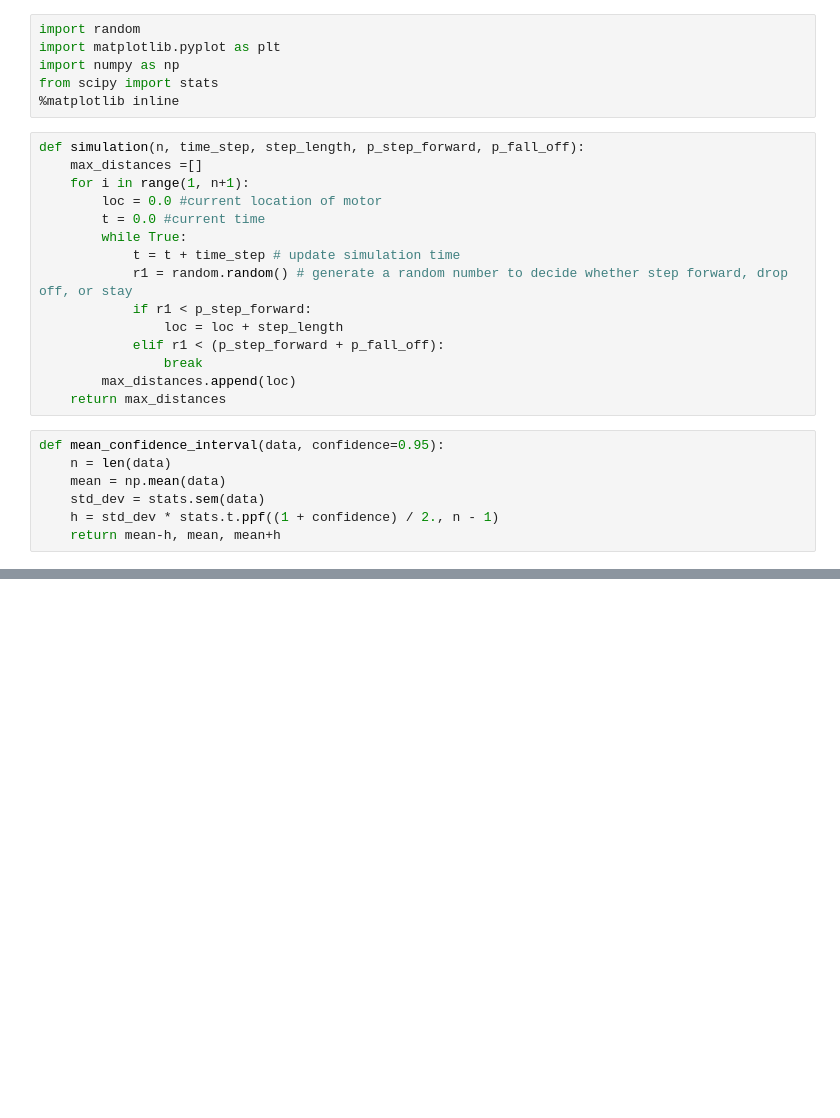
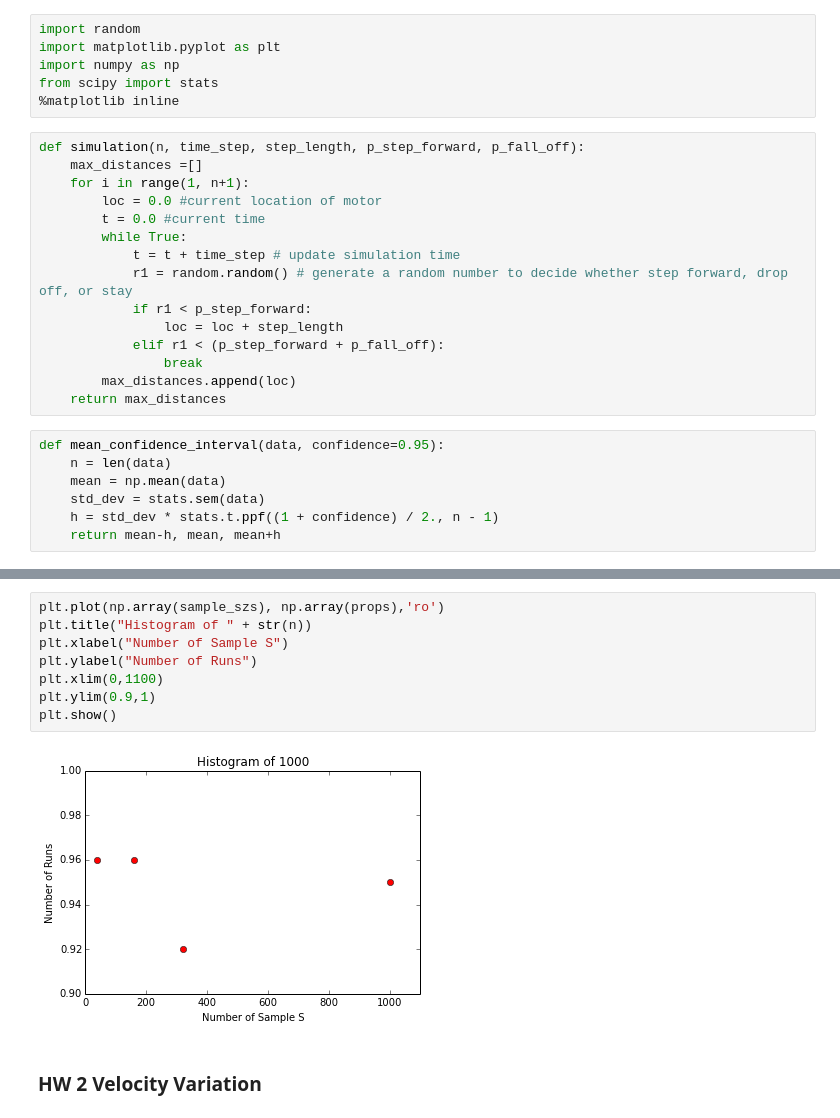
Before and after one commit to 15101538237ren/SCB_HW3, a Jupyter notebook: scb_hw3.ipynb, the cells around one changed output, grey strips where cells are left out. Drawn from its saved outputs; the diff is of its cells as text; blank space fills up the shorter version.

```diff
--- a/scb_hw3.ipynb
+++ b/scb_hw3.ipynb
@@ -73,0 +120,12 @@ print compute_proportion(CIs)
+# %%
+plt.plot(np.array(sample_szs), np.array(props),'ro')
+plt.title("Histogram of " + str(n))
+plt.xlabel("Number of Sample S")
+plt.ylabel("Number of Runs")
+plt.xlim(0,1100)
+plt.ylim(0.9,1)
+plt.show()
+# %% [output]
+[figure, added]
+# %% [markdown]
+### HW 2 Velocity Variation
```
Also changed, not shown: parts of 13 cells of this notebook, 2 other files.
